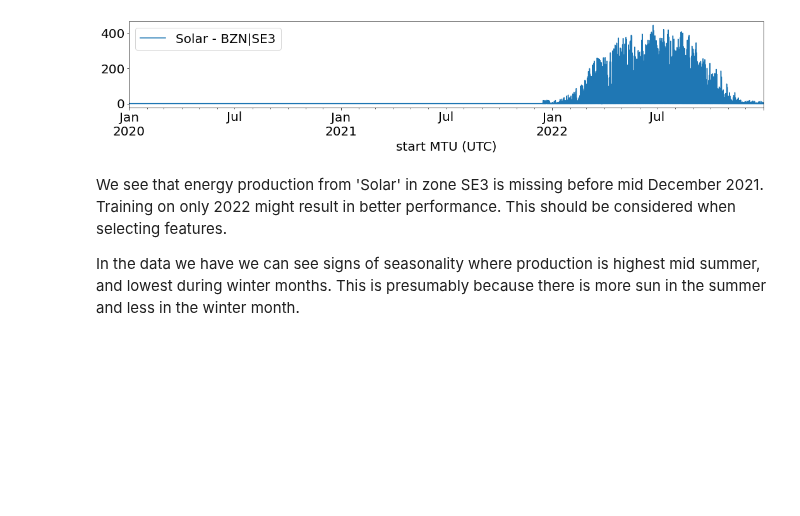
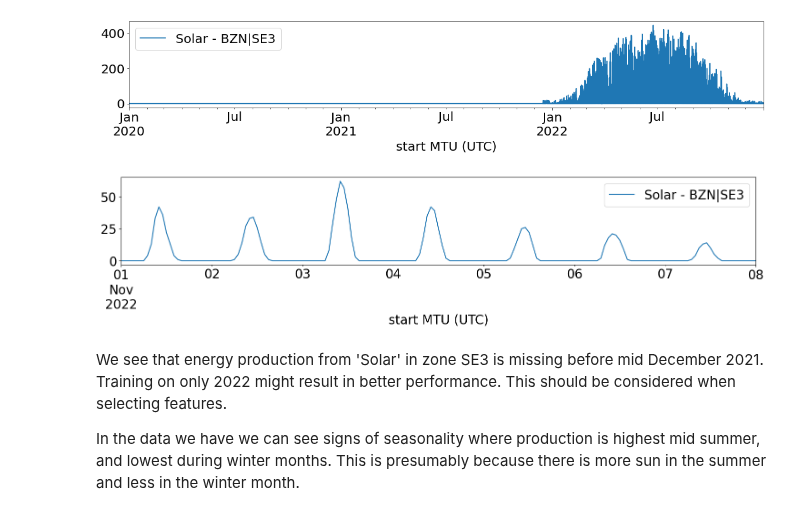
Before and after one commit to HIOF-Bachelor-Project-Group-7/Time-series-energy-price-prediction-bidding-zone-N01, a Jupyter notebook: code/eda_kjell.ipynb, the cells around one changed output. Drawn from its saved outputs; the diff is of its cells as text; code cells hidden in the pictures; blank space fills up the shorter version.

```diff
--- a/code/eda_kjell.ipynb
+++ b/code/eda_kjell.ipynb
@@ -314,6 +344,21 @@ df.plot(x= 'start MTU (UTC)', y='Solar - BZN|SE3', figsize=(18, 2.5))
 # %% [output]
 <AxesSubplot:xlabel='start MTU (UTC)'>
 [figure]
+# %%
+# checking for dayly seasonality
+df['start MTU (UTC)'] = pd.to_datetime(df['start MTU (UTC)'])
+
+start_date = pd.Timestamp('2022-11-01')
+end_date = pd.Timestamp('2022-11-08')
+
+df.loc[(df['start MTU (UTC)'] >= start_date) &
+       (df['start MTU (UTC)'] <= end_date)].plot(x='start MTU (UTC)',
+                                                 y='Solar - BZN|SE3',
+                                                 figsize=(18, 2.5))
+
+plt.show()
+# %% [output]
+[figure, added]
 # %% [markdown]
 We see that energy production from 'Solar' in zone SE3 is missing before mid December 2021. Training on only 2022 might result in better performance. This should be considered when selecting features.
 
```
Also changed, not shown: parts of 6 cells of this notebook.
